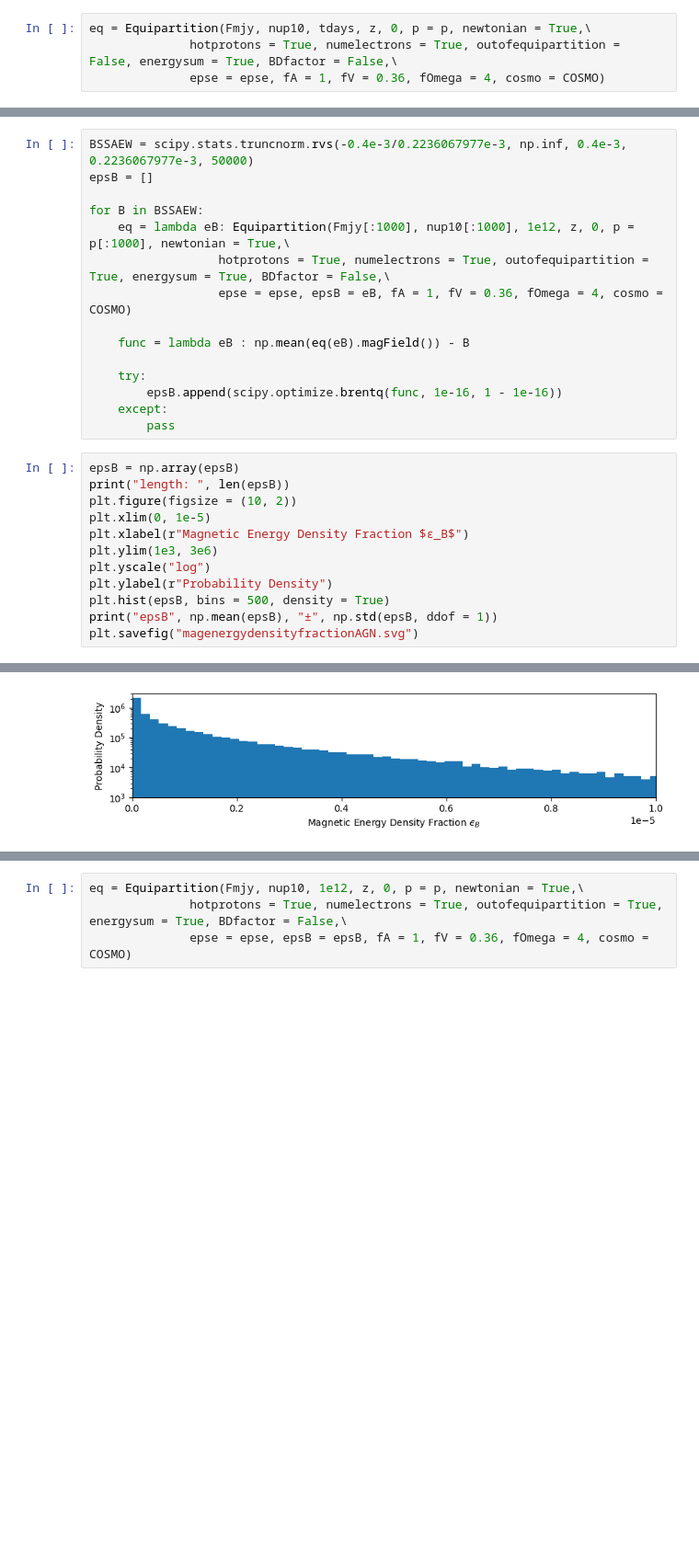
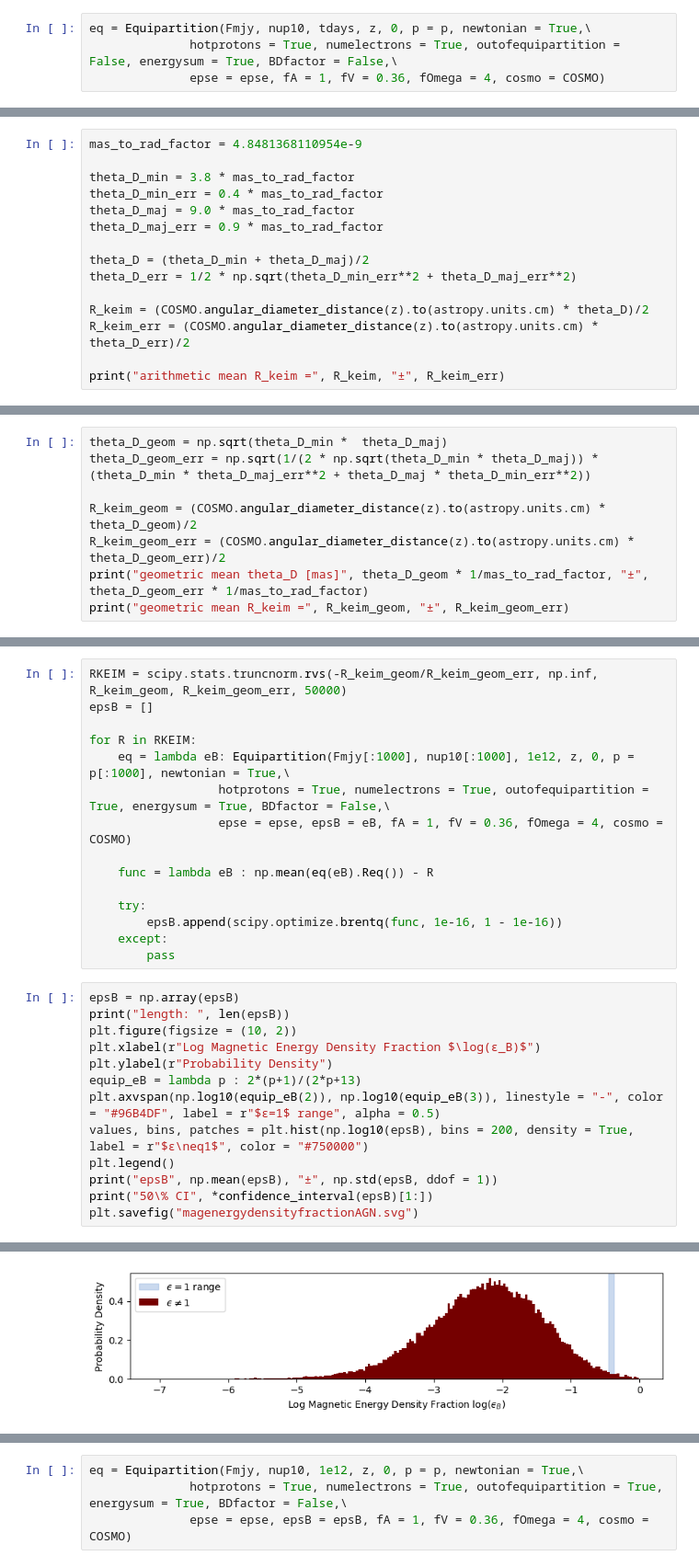
Before and after one commit to rohdog2003/equipartition, a Jupyter notebook: demos/miscobjects.ipynb, the cells around one changed output, grey strips where cells are left out. Shown at 92% size. Saved outputs shown, nothing was run; the diff lists cells and outputs as text; blank space fills up the shorter version.

```diff
--- a/demos/miscobjects.ipynb
+++ b/demos/miscobjects.ipynb
@@ -341,0 +387,15 @@ newtonian          betaeqN= 1.635e-05±3.187e-06
+# %%
+mas_to_rad_factor = 4.8481368110954e-9
+
+theta_D_min = 3.8 * mas_to_rad_factor
+theta_D_min_err = 0.4 * mas_to_rad_factor
+theta_D_maj = 9.0 * mas_to_rad_factor
+theta_D_maj_err = 0.9 * mas_to_rad_factor
+
+theta_D = (theta_D_min + theta_D_maj)/2
+theta_D_err = 1/2 * np.sqrt(theta_D_min_err**2 + theta_D_maj_err**2)
+
+R_keim = (COSMO.angular_diameter_distance(z).to(astropy.units.cm) * theta_D)/2
+R_keim_err = (COSMO.angular_diameter_distance(z).to(astropy.units.cm) * theta_D_err)/2
+
+print("arithmetic mean R_keim =", R_keim, "±", R_keim_err)
@@ -341,0 +404,8 @@ newtonian          betaeqN= 1.635e-05±3.187e-06
+# %%
+theta_D_geom = np.sqrt(theta_D_min *  theta_D_maj)
+theta_D_geom_err = np.sqrt(1/(2 * np.sqrt(theta_D_min * theta_D_maj)) * (theta_D_min * theta_D_maj_err**2 + theta_D_maj * theta_D_min_err**2))
+
+R_keim_geom = (COSMO.angular_diameter_distance(z).to(astropy.units.cm) * theta_D_geom)/2
+R_keim_geom_err = (COSMO.angular_diameter_distance(z).to(astropy.units.cm) * theta_D_geom_err)/2
+print("geometric mean theta_D [mas]", theta_D_geom * 1/mas_to_rad_factor, "±", theta_D_geom_err * 1/mas_to_rad_factor)
+print("geometric mean R_keim =", R_keim_geom, "±", R_keim_geom_err)
@@ -342,13 +415,13 @@ newtonian          betaeqN= 1.635e-05±3.187e-06
 # %%
-BSSAEW = scipy.stats.truncnorm.rvs(-0.4e-3/0.2236067977e-3, np.inf, 0.4e-3, 0.2236067977e-3, 50000)
+RKEIM = scipy.stats.truncnorm.rvs(-R_keim_geom/R_keim_geom_err, np.inf, R_keim_geom, R_keim_geom_err, 50000)
 epsB = []
 
-for B in BSSAEW:
+for R in RKEIM:
     eq = lambda eB: Equipartition(Fmjy[:1000], nup10[:1000], 1e12, z, 0, p = p[:1000], newtonian = True,\
                   hotprotons = True, numelectrons = True, outofequipartition = True, energysum = True, BDfactor = False,\
                   epse = epse, epsB = eB, fA = 1, fV = 0.36, fOmega = 4, cosmo = COSMO)
 
-    func = lambda eB : np.mean(eq(eB).magField()) - B
+    func = lambda eB : np.mean(eq(eB).Req()) - R
 
     try:
         epsB.append(scipy.optimize.brentq(func, 1e-16, 1 - 1e-16))
@@ -358,12 +431,13 @@ for B in BSSAEW:
 epsB = np.array(epsB)
 print("length: ", len(epsB))
 plt.figure(figsize = (10, 2))
-plt.xlim(0, 1e-5)
-plt.xlabel(r"Magnetic Energy Density Fraction $ϵ_B$")
-plt.ylim(1e3, 3e6)
-plt.yscale("log")
+plt.xlabel(r"Log Magnetic Energy Density Fraction $\log(ϵ_B)$")
 plt.ylabel(r"Probability Density")
-plt.hist(epsB, bins = 500, density = True)
+equip_eB = lambda p : 2*(p+1)/(2*p+13)
+plt.axvspan(np.log10(equip_eB(2)), np.log10(equip_eB(3)), linestyle = "-", color = "#96B4DF", label = r"$ϵ=1$ range", alpha = 0.5)
+values, bins, patches = plt.hist(np.log10(epsB), bins = 200, density = True, label = r"$ϵ\neq1$", color = "#750000")
+plt.legend()
 print("epsB", np.mean(epsB), "±", np.std(epsB, ddof = 1))
+print("50\% CI", *confidence_interval(epsB)[1:])
 plt.savefig("magenergydensityfractionAGN.svg")
 # %% [output]
@@ -372 +447 @@ epsB 1.4866841461190562e-06 ± 3.038420035058631e-06
-[figure, old version]
+[figure, new version]
```
Also changed, not shown: parts of 16 cells of this notebook, 4 other files.
